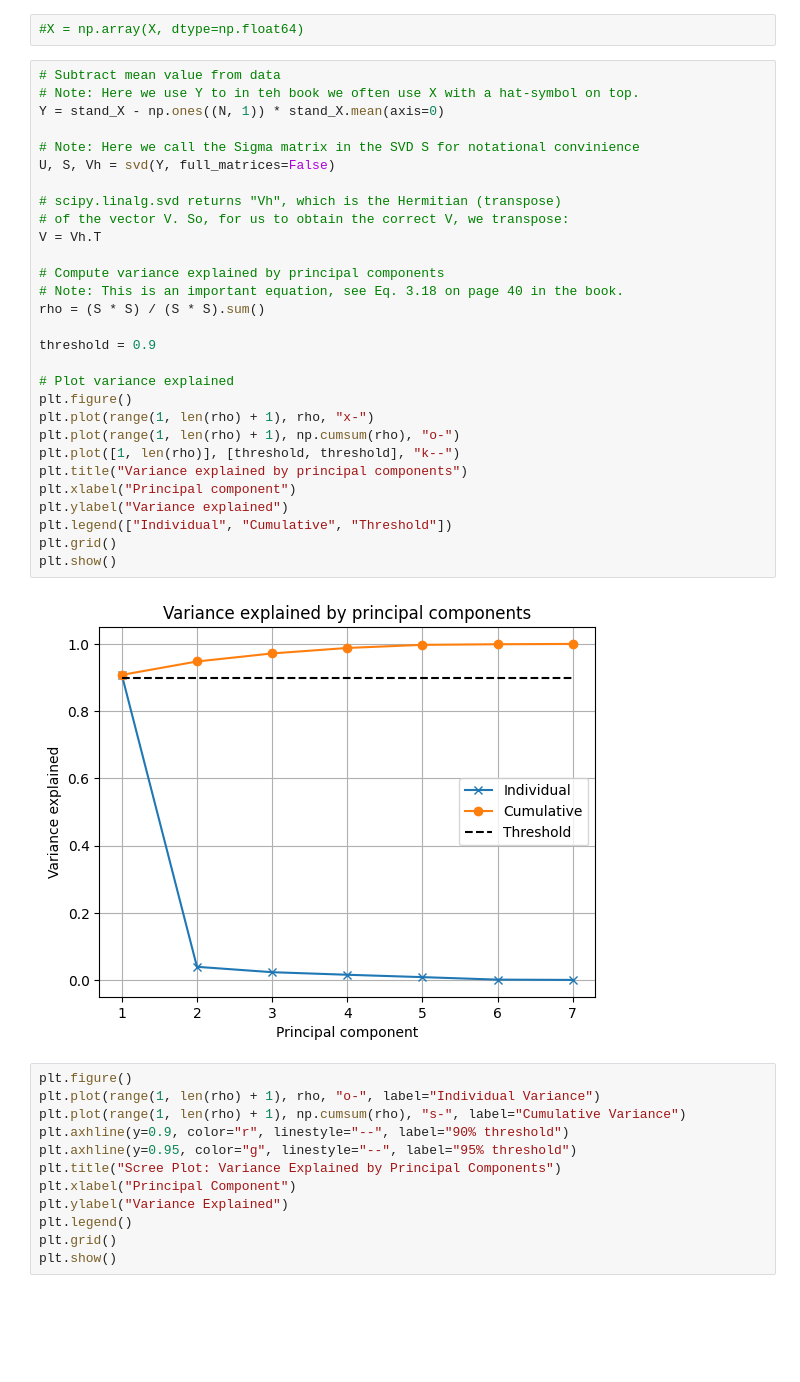
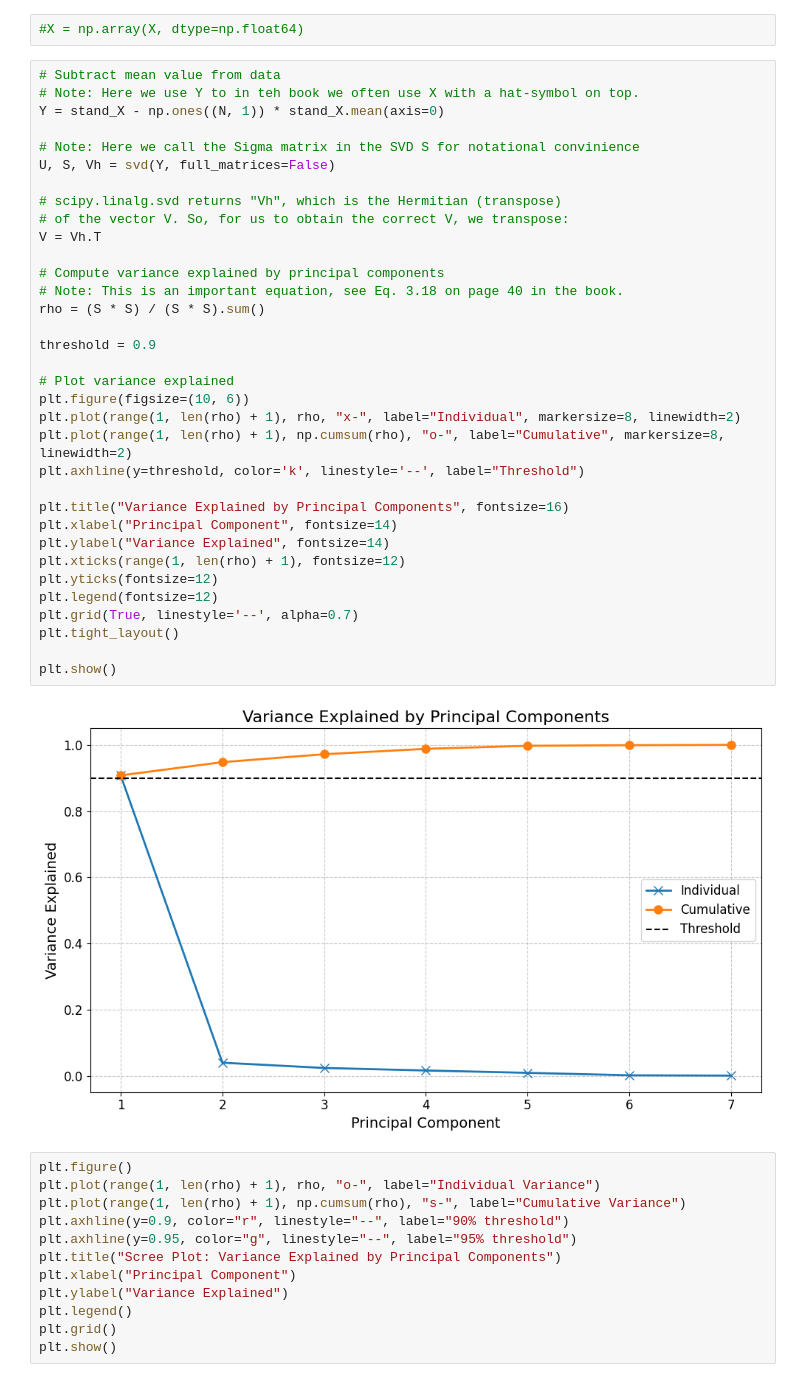
Before and after one commit to raquel-ch/intro_ml, a Jupyter notebook: project1.ipynb, the cells around one changed output. Drawn from its saved outputs; the diff is of its cells as text; blank space fills up the shorter version.

Commit message:
Refinement of plots

```diff
--- a/project1.ipynb
+++ b/project1.ipynb
@@ -153,34 +187,39 @@ plt.show()
 # %%
 # Subtract mean value from data
 # Note: Here we use Y to in teh book we often use X with a hat-symbol on top.
 Y = stand_X - np.ones((N, 1)) * stand_X.mean(axis=0)
 
 # Note: Here we call the Sigma matrix in the SVD S for notational convinience
 U, S, Vh = svd(Y, full_matrices=False)
 
 # scipy.linalg.svd returns "Vh", which is the Hermitian (transpose)
 # of the vector V. So, for us to obtain the correct V, we transpose:
 V = Vh.T
 
 # Compute variance explained by principal components
 # Note: This is an important equation, see Eq. 3.18 on page 40 in the book.
 rho = (S * S) / (S * S).sum()
 
 threshold = 0.9
 
 # Plot variance explained
-plt.figure()
-plt.plot(range(1, len(rho) + 1), rho, "x-")
-plt.plot(range(1, len(rho) + 1), np.cumsum(rho), "o-")
-plt.plot([1, len(rho)], [threshold, threshold], "k--")
-plt.title("Variance explained by principal components")
-plt.xlabel("Principal component")
-plt.ylabel("Variance explained")
-plt.legend(["Individual", "Cumulative", "Threshold"])
-plt.grid()
+plt.figure(figsize=(10, 6))
+plt.plot(range(1, len(rho) + 1), rho, "x-", label="Individual", markersize=8, linewidth=2)
+plt.plot(range(1, len(rho) + 1), np.cumsum(rho), "o-", label="Cumulative", markersize=8, linewidth=2)
+plt.axhline(y=threshold, color='k', linestyle='--', label="Threshold")
+
+plt.title("Variance Explained by Principal Components", fontsize=16)
+plt.xlabel("Principal Component", fontsize=14)
+plt.ylabel("Variance Explained", fontsize=14)
+plt.xticks(range(1, len(rho) + 1), fontsize=12)
+plt.yticks(fontsize=12)
+plt.legend(fontsize=12)
+plt.grid(True, linestyle='--', alpha=0.7)
+plt.tight_layout()
+
 plt.show()
 # %% [output]
-[figure, old version]
+[figure, new version]
 # %%
 plt.figure()
 plt.plot(range(1, len(rho) + 1), rho, "o-", label="Individual Variance")
```
Also changed, not shown: parts of 18 cells of this notebook.
